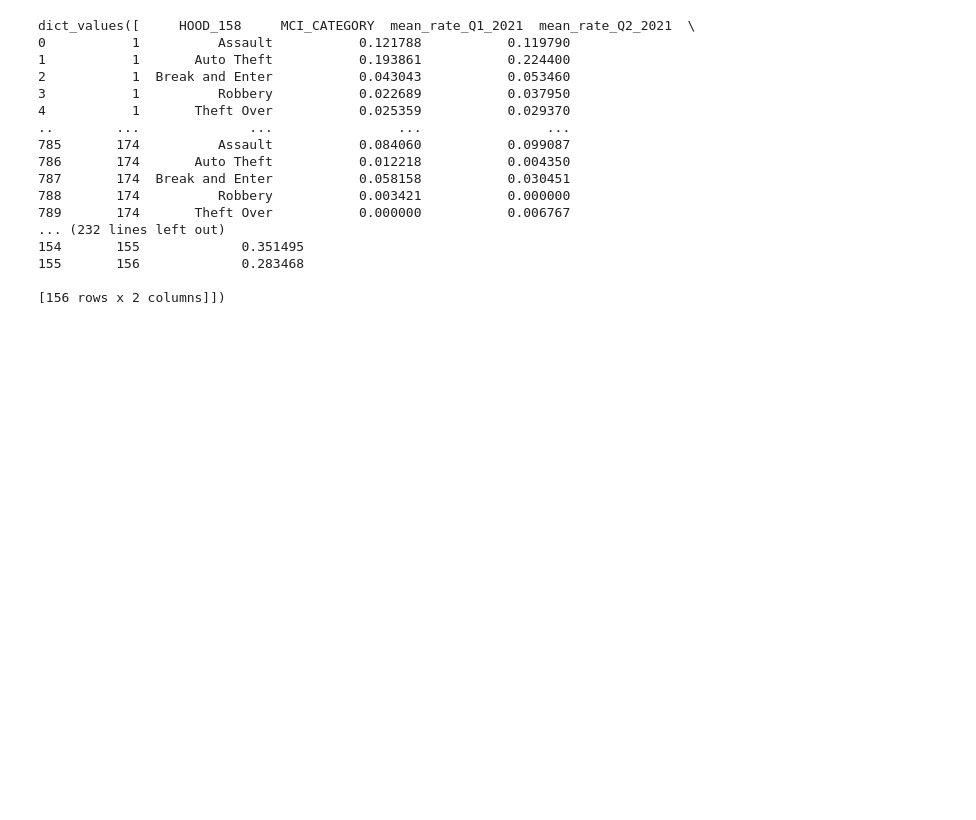
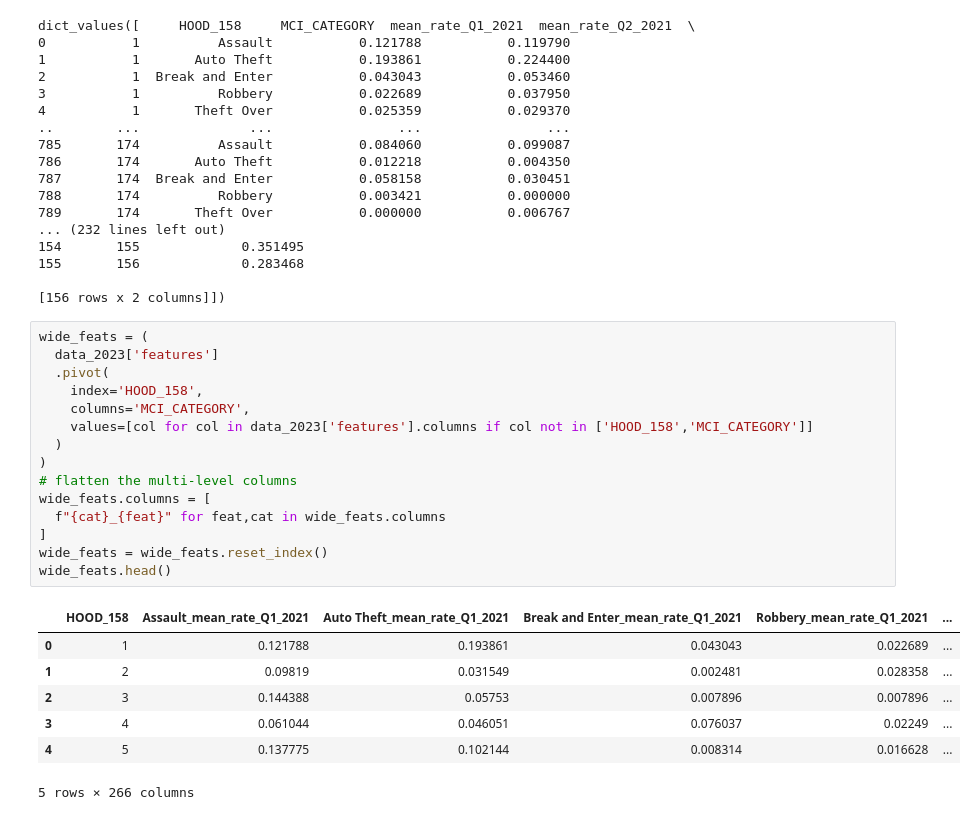
Before and after one commit to Ratnor/Socio-phenotype-classifier, a Jupyter notebook: Major_Crime_Indicators_data_prep_create_function.ipynb, the cells around one changed output. Drawn from its saved outputs; the diff is of its cells as text; blank space fills up the shorter version.

```diff
--- a/Major_Crime_Indicators_data_prep_create_function.ipynb
+++ b/Major_Crime_Indicators_data_prep_create_function.ipynb
@@ -1387,3 +1387,26 @@ dict_values([     HOOD_158     MCI_CATEGORY  mean_rate_Q1_2021  mean_rate_Q2_202
 155       156             0.283468
 
 [156 rows x 2 columns]])
+# %%
+wide_feats = (
+  data_2023['features']
+  .pivot(
+    index='HOOD_158',
+    columns='MCI_CATEGORY',
+    values=[col for col in data_2023['features'].columns if col not in ['HOOD_158','MCI_CATEGORY']]
+  )
+)
+# flatten the multi‐level columns
+wide_feats.columns = [
+  f"{cat}_{feat}" for feat,cat in wide_feats.columns
+]
+wide_feats = wide_feats.reset_index()
+wide_feats.head()
+# %% [output]
+|  | HOOD_158 | Assault_mean_rate_Q1_2021 | Auto Theft_mean_rate_Q1_2021 | Break and Enter_mean_rate_Q1_2021 | Robbery_mean_rate_Q1_2021 | ... |
+| 0 | 1 | 0.121788 | 0.193861 | 0.043043 | 0.022689 | ... |
+| 1 | 2 | 0.09819 | 0.031549 | 0.002481 | 0.028358 | ... |
+| 2 | 3 | 0.144388 | 0.05753 | 0.007896 | 0.007896 | ... |
+| 3 | 4 | 0.061044 | 0.046051 | 0.076037 | 0.02249 | ... |
+| 4 | 5 | 0.137775 | 0.102144 | 0.008314 | 0.016628 | ... |
+5 rows × 266 columns
```
Also changed, not shown: parts of 1 cell of this notebook.
